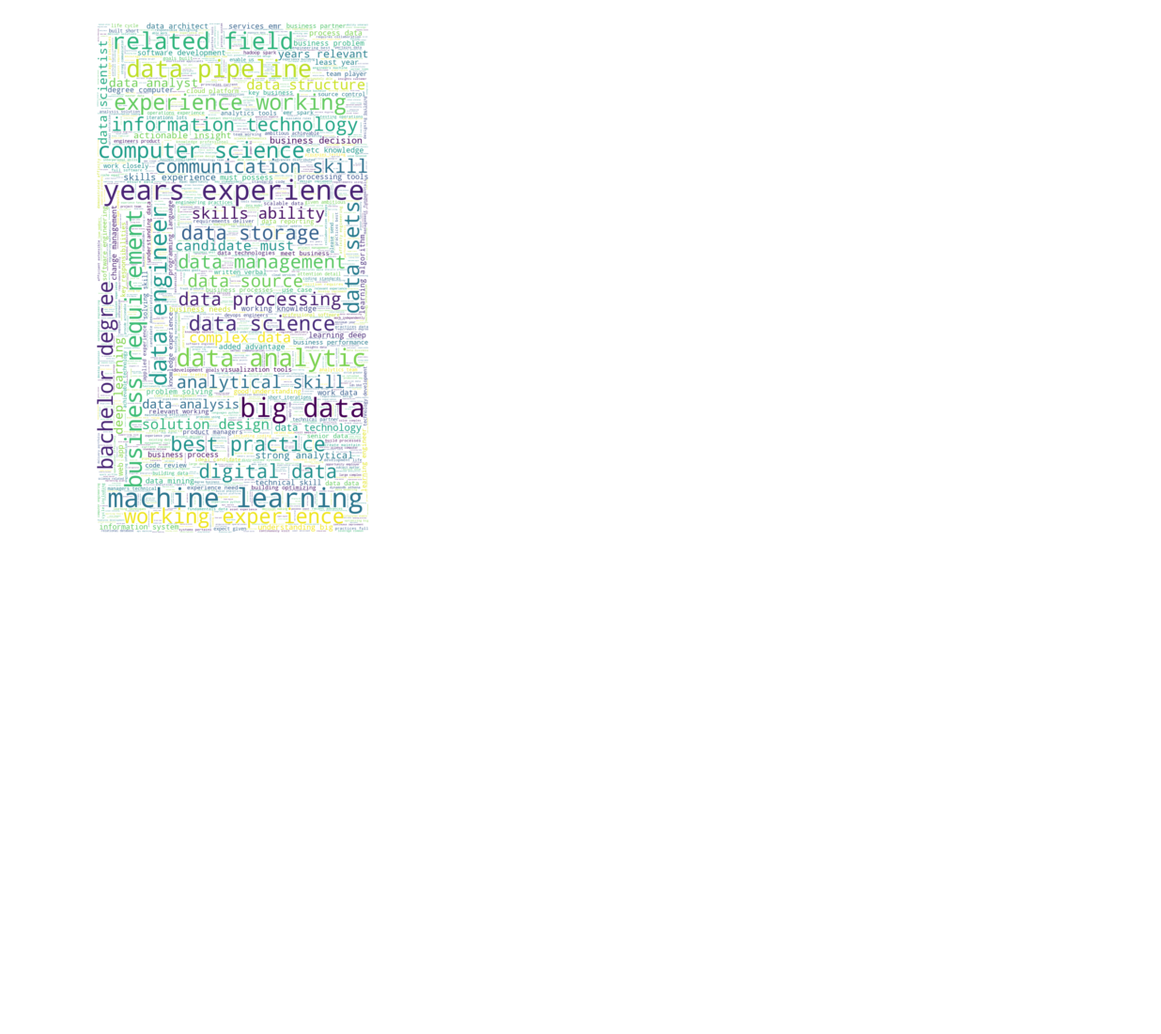
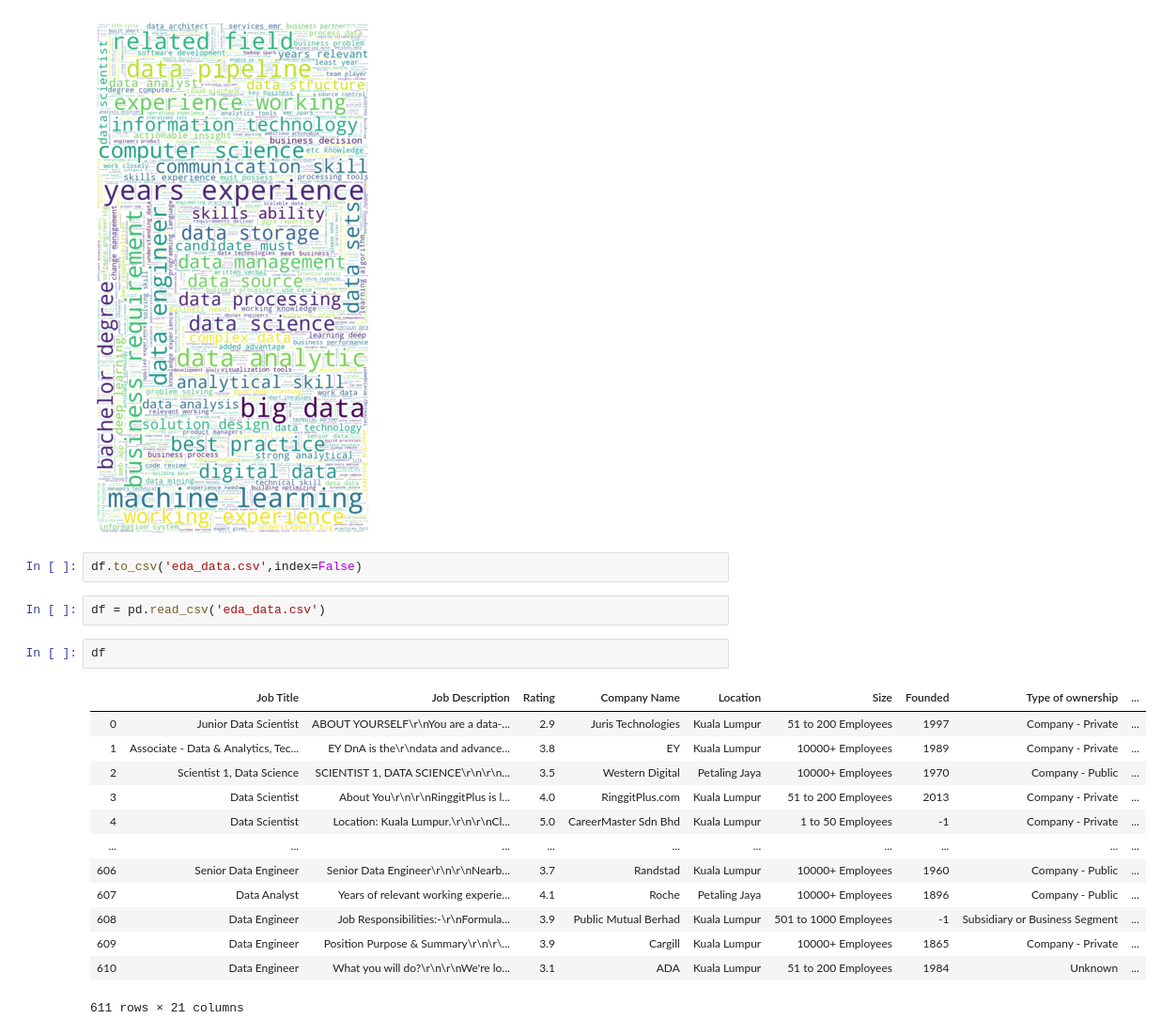
Before and after one commit to khairieazli/ds_company_rating_proj, a Jupyter notebook: data eda.ipynb, the cells around one changed output. Shown: that part at 94% size. Drawn from its saved outputs; the diff is of its cells as text; blank space fills up the shorter version.

```diff
--- a/data eda.ipynb
+++ b/data eda.ipynb
@@ -393,3 +393,23 @@ plt.axis('off')
 plt.show()
 # %% [output]
 [figure]
+# %%
+df.to_csv('eda_data.csv',index=False)
+# %%
+df = pd.read_csv('eda_data.csv')
+# %%
+df
+# %% [output]
+|  | Job Title | Job Description | Rating | Company Name | Location | Size | Founded | Type of ownership | ... |
+| 0 | Junior Data Scientist | ABOUT YOURSELF\r\nYou are a data-... | 2.9 | Juris Technologies | Kuala Lumpur | 51 to 200 Employees | 1997 | Company - Private | ... |
+| 1 | Associate - Data & Analytics, Tec... | EY DnA is the\r\ndata and advance... | 3.8 | EY | Kuala Lumpur | 10000+ Employees | 1989 | Company - Private | ... |
+| 2 | Scientist 1, Data Science | SCIENTIST 1, DATA SCIENCE\r\n\r\n... | 3.5 | Western Digital | Petaling Jaya | 10000+ Employees | 1970 | Company - Public | ... |
+| 3 | Data Scientist | About You\r\n\r\nRinggitPlus is l... | 4.0 | RinggitPlus.com | Kuala Lumpur | 51 to 200 Employees | 2013 | Company - Private | ... |
+| 4 | Data Scientist | Location: Kuala Lumpur.\r\n\r\nCl... | 5.0 | CareerMaster Sdn Bhd | Kuala Lumpur | 1 to 50 Employees | -1 | Company - Private | ... |
+| ... | ... | ... | ... | ... | ... | ... | ... | ... | ... |
+| 606 | Senior Data Engineer | Senior Data Engineer\r\n\r\nNearb... | 3.7 | Randstad | Kuala Lumpur | 10000+ Employees | 1960 | Company - Public | ... |
+| 607 | Data Analyst | Years of relevant working experie... | 4.1 | Roche | Petaling Jaya | 10000+ Employees | 1896 | Company - Public | ... |
+| 608 | Data Engineer | Job Responsibilities:-\r\nFormula... | 3.9 | Public Mutual Berhad | Kuala Lumpur | 501 to 1000 Employees | -1 | Subsidiary or Business Segment | ... |
+| 609 | Data Engineer | Position Purpose & Summary\r\n\r\... | 3.9 | Cargill | Kuala Lumpur | 10000+ Employees | 1865 | Company - Private | ... |
+| 610 | Data Engineer | What you will do?\r\n\r\nWe're lo... | 3.1 | ADA | Kuala Lumpur | 51 to 200 Employees | 1984 | Unknown | ... |
+611 rows × 21 columns
```
Also changed, not shown: parts of 2 cells of this notebook, 2 other files.
